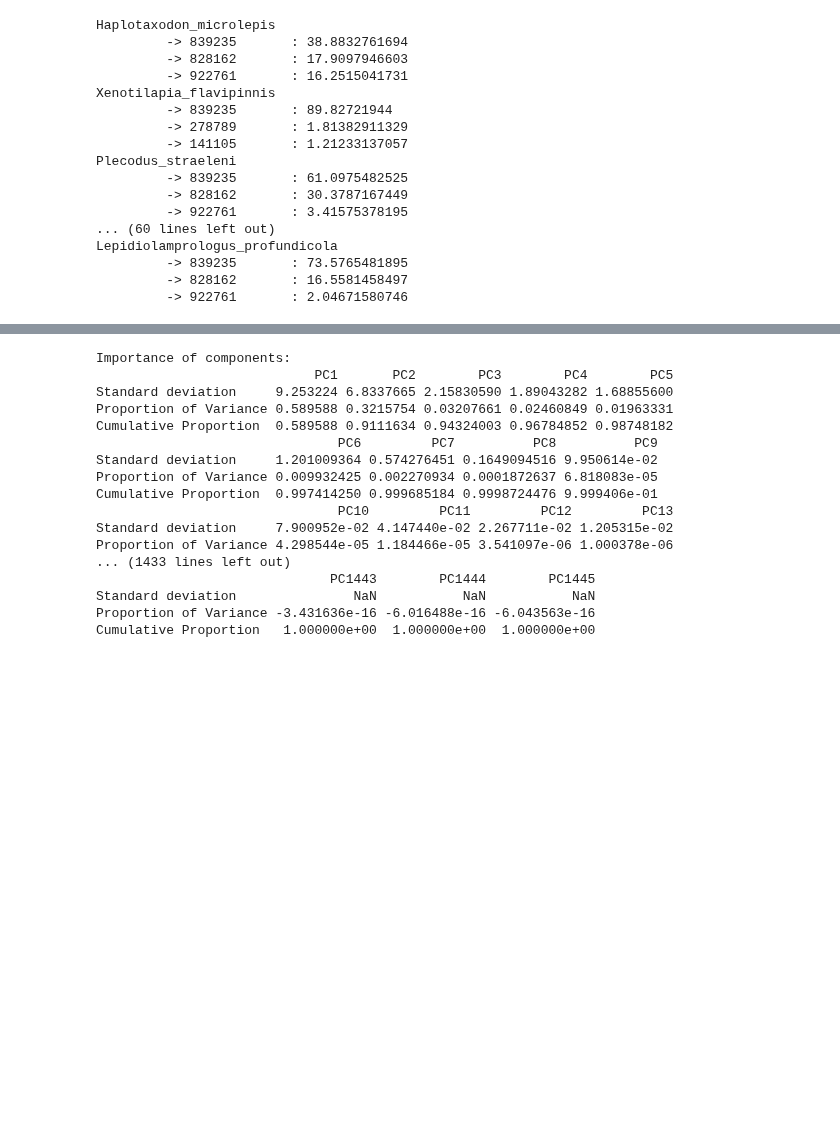
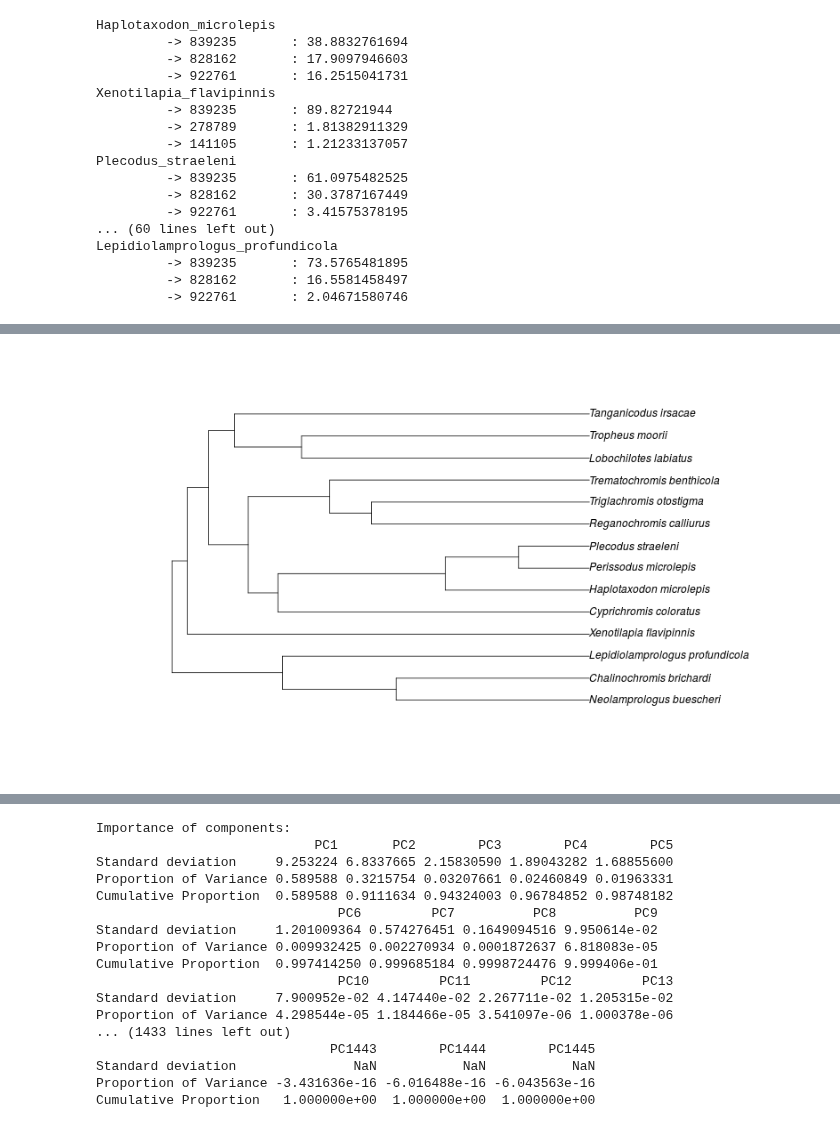
Before and after one commit to ryneches/fishpoo, a Jupyter notebook: fishpoo.ipynb, the cells around one changed output, grey strips where cells are left out. Saved outputs shown, nothing was run; the diff lists cells and outputs as text; code cells hidden in the pictures; blank space fills up the shorter version.

```diff
--- a/fishpoo.ipynb
+++ b/fishpoo.ipynb
@@ -428,0 +439,5 @@ Read 14 items
+# %%
+%%R -w 800 -h 480 -u px
+plot(rabosky_trimmed)
+# %% [output]
+[figure, added]
```
Also changed, not shown: parts of 15 cells of this notebook.
